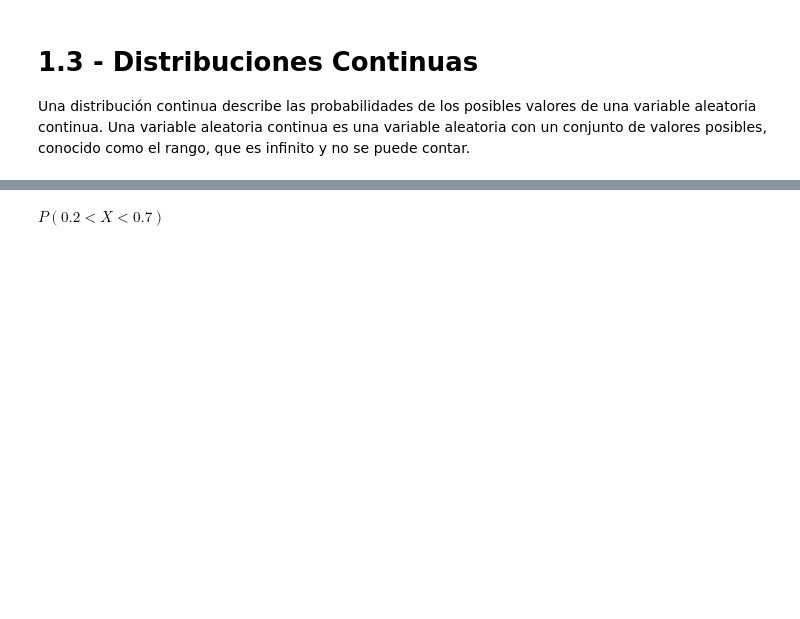
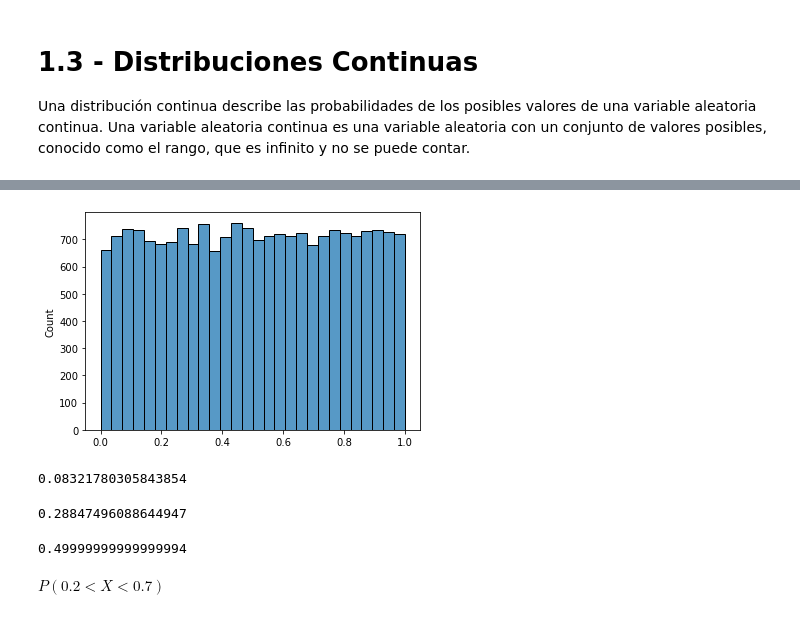
Before and after one commit to Ironhack-Data-Madrid-Agosto-2022/Apuntes-de-clase, a Jupyter notebook: semana_6/1.3 - Distribuciones Continuas.ipynb, the cells around one changed output, grey strips where cells are left out. Cells and saved outputs as stored; diff of their text form; code cells hidden in the pictures; blank space fills up the shorter version.

```diff
--- a/semana_6/1.3 - Distribuciones Continuas.ipynb
+++ b/semana_6/1.3 - Distribuciones Continuas.ipynb
@@ -42,3 +75,19 @@ $$\forall c, d \in [0, 1]: P(c < x <= d) = d-c$$
+# %%
+sns.histplot(muestra);
+# %% [output]
+[figure, added]
+# %%
+muestra.var()
+# %% [output]
+0.08321780305843854
+# %%
+muestra.std()
+# %% [output]
+0.28847496088644947
+# %%
+uniform.cdf(0.7) - uniform.cdf(0.2)
+# %% [output]
+0.49999999999999994
 # %% [markdown]
 $P(0.2 < X < 0.7)$
 # %% [markdown]
```
Also changed, not shown: parts of 31 cells of this notebook.
